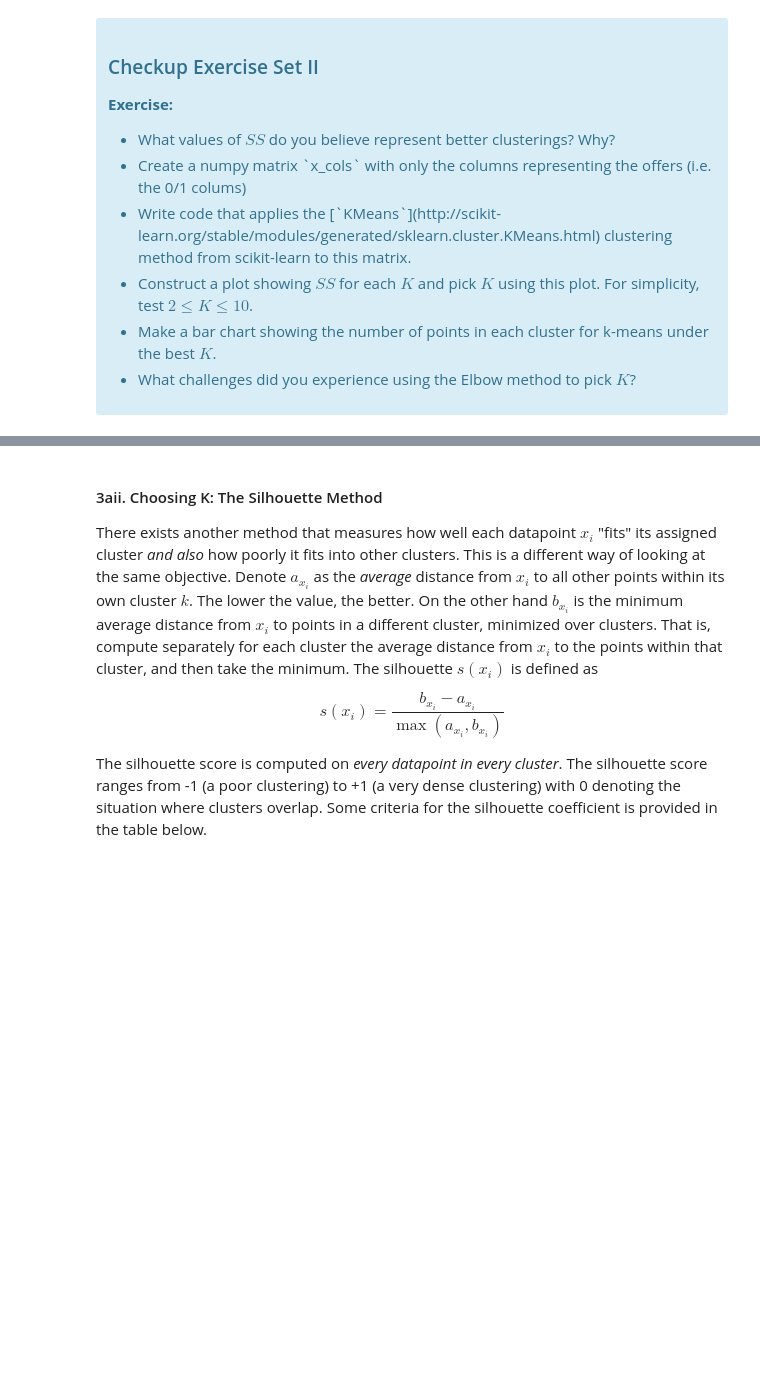
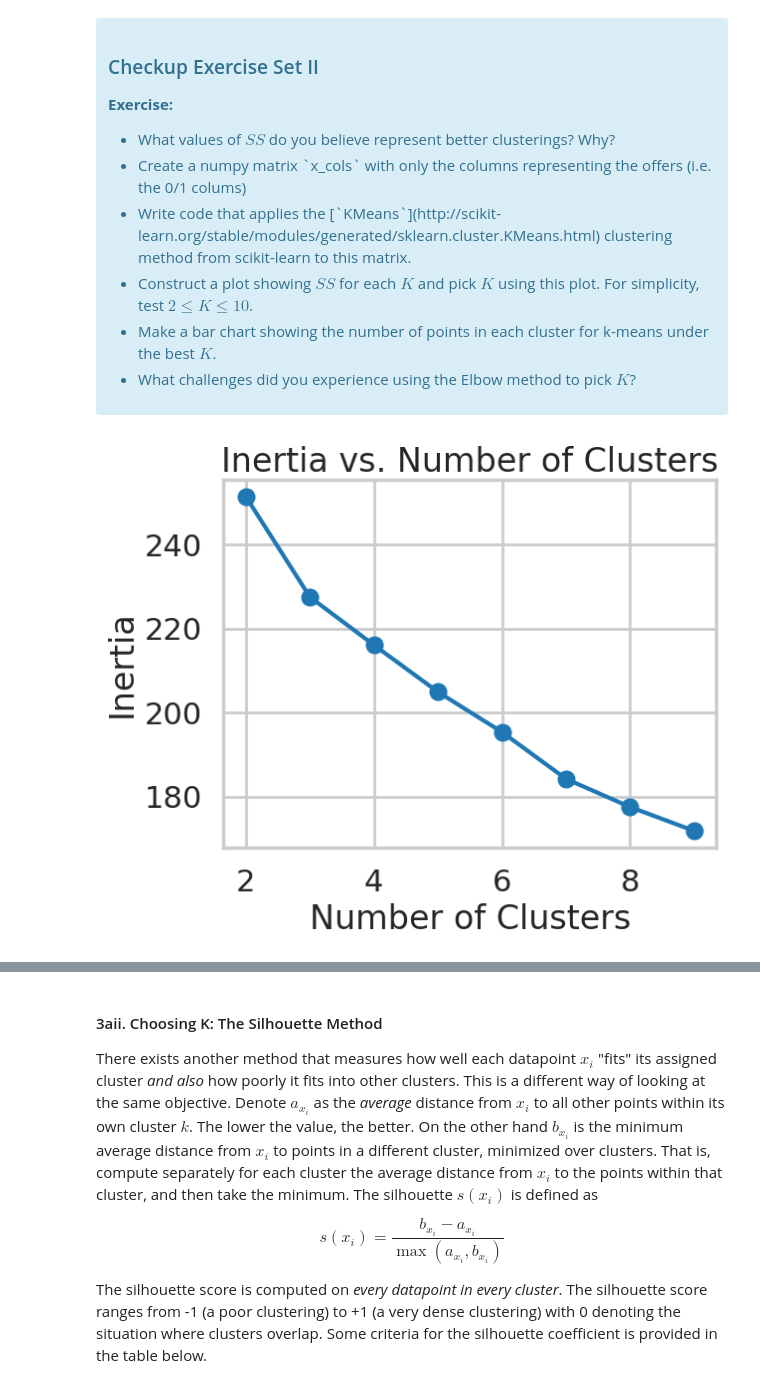
Before and after one commit to dqminhv/1602764303_Clustering_Case_Study_updated_10_15_2020, a Jupyter notebook: Clustering Case Study - Customer Segmentation with K-Means - Tier 3.ipynb, the cells around one changed output, grey strips where cells are left out. Cells and saved outputs as stored; diff of their text form; code cells hidden in the pictures; blank space fills up the shorter version.

```diff
--- a/Clustering Case Study - Customer Segmentation with K-Means - Tier 3.ipynb
+++ b/Clustering Case Study - Customer Segmentation with K-Means - Tier 3.ipynb
@@ -161,0 +160,26 @@ where $x_i$ is a point, $C_k$ represents cluster $k$ and $\mu_k$ is the centroid
+# %%
+# your turn
+# The lower the value of SS, the better the clusterings because lower SS means the data points are assigned to better centroids.
+x_cols = pivot_table.iloc[:,:].values
+# %%
+from sklearn.cluster import KMeans
+
+# Number of clusters
+cluster_range = range(2, 10)
+
+# Initialize lists to store inertia values
+inertia_values = []
+
+for n_clusters in cluster_range:
+    kmeans = KMeans(n_clusters=n_clusters, random_state=42)
+    kmeans.fit(x_cols)
+    inertia_values.append(kmeans.inertia_)
+
+# Plot the inertia values
+plt.plot(cluster_range, inertia_values, marker='o')
+plt.xlabel('Number of Clusters')
+plt.ylabel('Inertia')
+plt.title('Inertia vs. Number of Clusters')
+plt.show()
+# %% [output]
+[figure, added]
```
Also changed, not shown: parts of 2 cells of this notebook.
